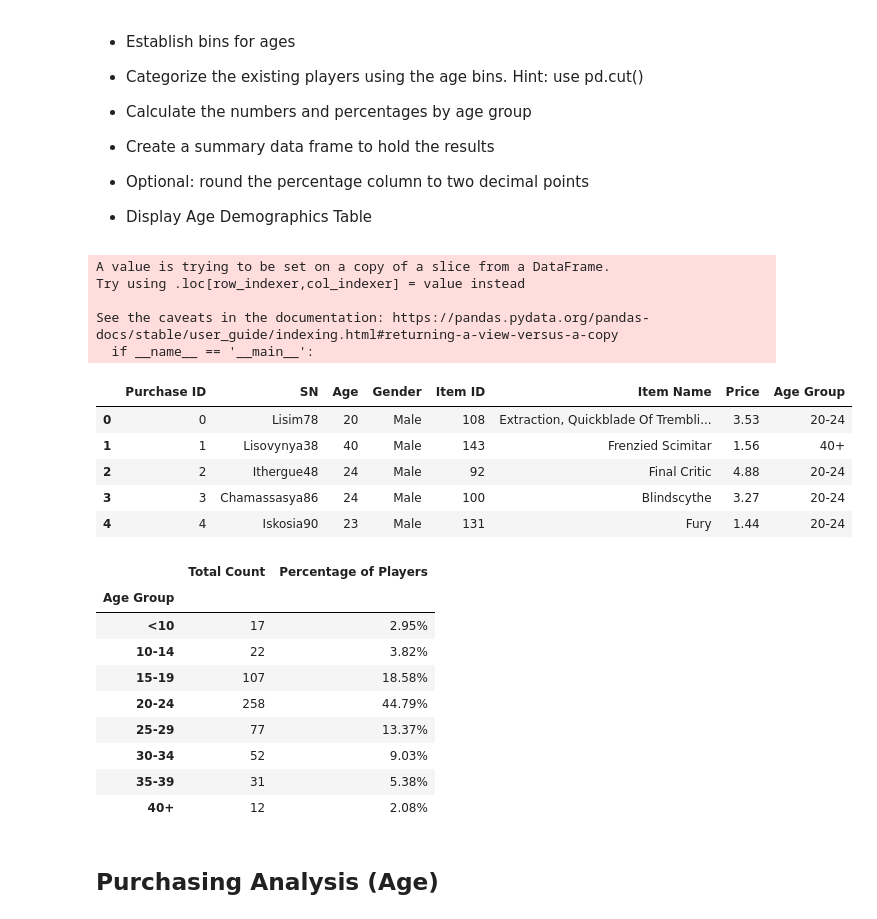
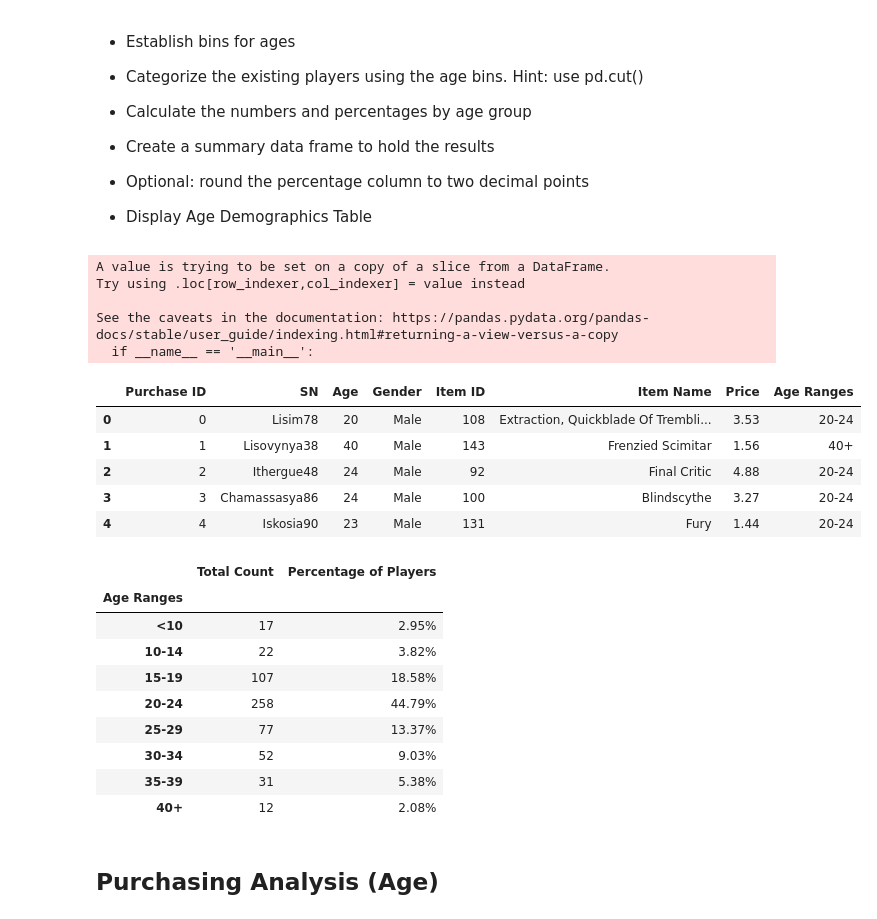
Before and after one commit to kmspitzer/Video-Game-Usage-Analysis, a Jupyter notebook: HeroesOfPymoli/HeroesOfPymoli.ipynb, the cells around one changed output. Saved outputs shown, nothing was run; the diff lists cells and outputs as text; code cells hidden in the pictures.

```diff
--- a/HeroesOfPymoli/HeroesOfPymoli.ipynb
+++ b/HeroesOfPymoli/HeroesOfPymoli.ipynb
@@ -199,37 +199,37 @@ gend_purch_analysis_df
 # %%
 # Create the bins in which Data will be held
 # Bins are 0, 59.9, 69.9, 79.9, 89.9, 100.
 bins = [0, 9.9, 14.9, 19.9, 24.9, 29.9, 34.9, 39.9, 100]
 
 # Create the names for the five bins
 age_categories = ["<10", "10-14", "15-19", "20-24", "25-29", "30-34", "35-39", "40+"]
 
 unique_df = purchase_data.drop_duplicates(subset=["SN"])
-unique_df["Age Group"] = pd.cut(unique_df["Age"], bins, labels=age_categories, include_lowest=False)
+unique_df["Age Ranges"] = pd.cut(unique_df["Age"], bins, labels=age_categories, include_lowest=False)
 unique_df.head()
 # %% [output]
 A value is trying to be set on a copy of a slice from a DataFrame.
 Try using .loc[row_indexer,col_indexer] = value instead
 
 See the caveats in the documentation: https://pandas.pydata.org/pandas-docs/stable/user_guide/indexing.html#returning-a-view-versus-a-copy
   if __name__ == '__main__':
-|  | Purchase ID | SN | Age | Gender | Item ID | Item Name | Price | Age Group |
+|  | Purchase ID | SN | Age | Gender | Item ID | Item Name | Price | Age Ranges |
 | 0 | 0 | Lisim78 | 20 | Male | 108 | Extraction, Quickblade Of Trembli... | 3.53 | 20-24 |
 | 1 | 1 | Lisovynya38 | 40 | Male | 143 | Frenzied Scimitar | 1.56 | 40+ |
 | 2 | 2 | Ithergue48 | 24 | Male | 92 | Final Critic | 4.88 | 20-24 |
 | 3 | 3 | Chamassasya86 | 24 | Male | 100 | Blindscythe | 3.27 | 20-24 |
 | 4 | 4 | Iskosia90 | 23 | Male | 131 | Fury | 1.44 | 20-24 |
 # %%
-age_group_df = unique_df.groupby("Age Group")
+age_group_df = unique_df.groupby("Age Ranges")
 total_count_by_age = age_group_df["SN"].count()
 percent_by_age = (age_group_df["SN"].count()/total_players)*100
-age_demo_df = pd.DataFrame({"Age Group": age_categories, "Total Count": total_count_by_age, "Percentage of Players": percent_by_age})
+age_demo_df = pd.DataFrame({"Age Ranges": age_categories, "Total Count": total_count_by_age, "Percentage of Players": percent_by_age})
 age_demo_df["Percentage of Players"] = age_demo_df["Percentage of Players"].map("{:.2f}%".format)
-age_demo_df.set_index("Age Group", inplace=True)
+age_demo_df.set_index("Age Ranges", inplace=True)
 age_demo_df
 # %% [output]
 |  | Total Count | Percentage of Players |
-| Age Group |  |  |
+| Age Ranges |  |  |
 | <10 | 17 | 2.95% |
 | 10-14 | 22 | 3.82% |
 | 15-19 | 107 | 18.58% |
```
Also changed, not shown: parts of 2 cells of this notebook.
